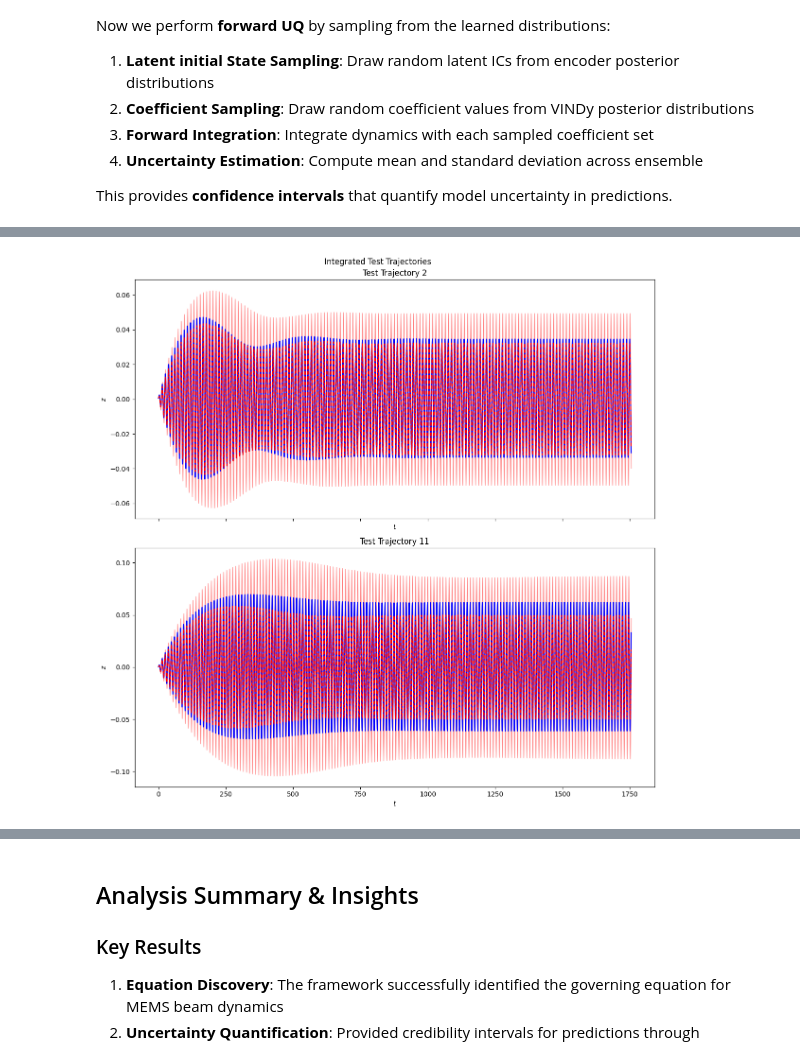
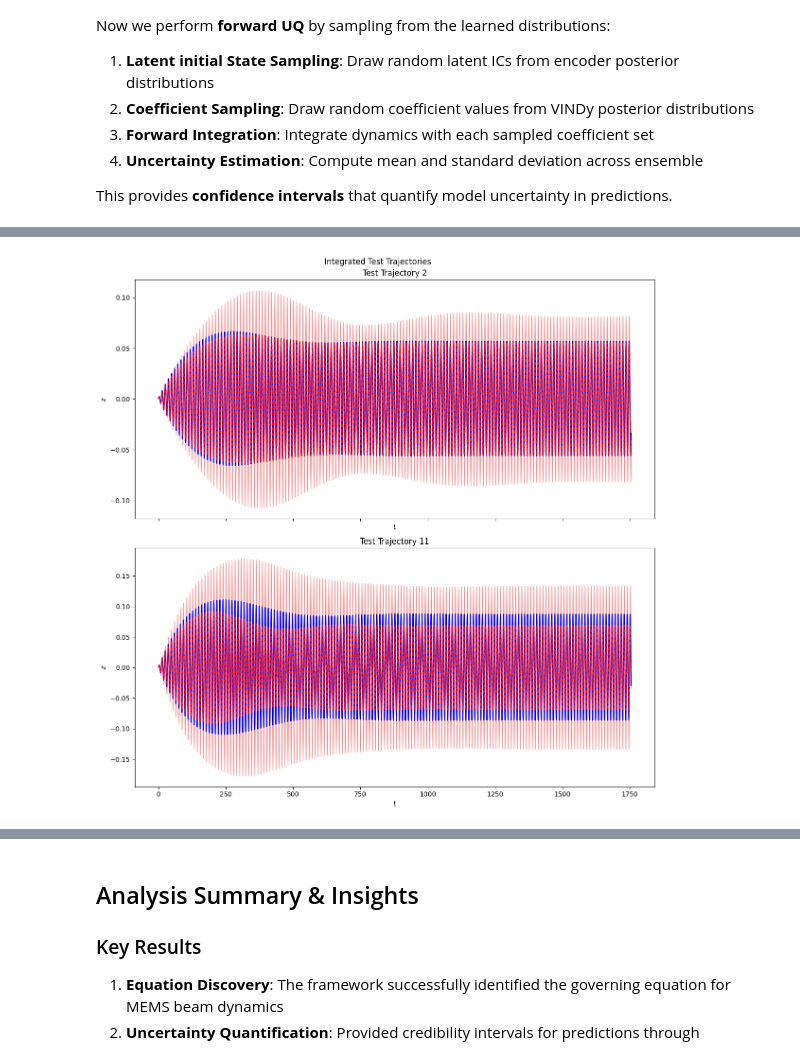
Before and after one commit to ContiPaolo/VENI-VINDy-VICI, a Jupyter notebook: examples/MEMS/MEMS.ipynb, the cells around one changed output, grey strips where cells are left out. Saved outputs shown, nothing was run; the diff lists cells and outputs as text; code cells hidden in the pictures.

```diff
--- a/examples/MEMS/MEMS.ipynb
+++ b/examples/MEMS/MEMS.ipynb
@@ -88,7 +87,7 @@ INFO:root:################################   1. Loading    #####################
 # =============================================================================
 
 # Model Architecture
-LOAD_MODEL = False              # Set to True to load existing weights
+LOAD_MODEL = True              # Set to True to load existing weights
 MODEL_NAME = "MEMS"
 IDENTIFICATION_LAYER = "vindy"  # Options: 'vindy' (probabilistic) or 'sindy' (deterministic)
 REDUCED_ORDER = 1               # Latent space dimension (1D for beam resonator)
@@ -167,7 +166,12 @@ try:
         V,                    # PCA transformation matrix
         n_sims,               # Number of training simulations
         n_timesteps,          # Timesteps per simulation
-    ) = load_data()
+    ) = load_mems_data(
+        config.beam,
+        end_time_step=END_TIME_STEP,
+        nth_time_step=NTH_TIME_STEP,
+        pca_order=PCA_ORDER
+    )
 
     load_time = time.time() - start_time
     print(f"✓ Data loaded successfully in {load_time:.2f}s")
@@ -569,58 +542,47 @@ print(f"   Uncertainty samples: {N_SAMPLES}")
 
 uq_start = time.time()
 
-try:
-    # Generate uncertainty estimates through sampling
-    uq_results = perform_forward_uq(
-        veni,
-        x_test_scaled,
-        dxdt_test_scaled,
-        dxddt_test_scaled,
-        params_test,
-        t_test,
-        test_ids,
-        N_SAMPLES,
-        n_sims,
-        n_timesteps_test,
-        REDUCED_ORDER,
-    )
+# Generate uncertainty estimates through sampling
+uq_results = perform_forward_uq(
+    veni,
+    test_ids,
+    n_traj,
+    n_sims,
+    n_timesteps_test,
+    t_test,
+    x_test_scaled,
+    dxdt_test_scaled,
+    dxddt_test_scaled,
+    params_test,
+)
 
-    uq_time = time.time() - uq_start
-    print(f"✓ Uncertainty quantification completed in {uq_time:.1f}s")
+uq_time = time.time() - uq_start
+print(f"✓ Uncertainty quantification completed in {uq_time:.1f}s")
 
-    # Analyze UQ results
-    print(f"\nUQ Results Summary:")
-    for i, test_id in enumerate(test_ids):
-        mean_vals = uq_results["uq_ys_mean"][i]
-        std_vals = uq_results["uq_ys_std"][i]
+# Analyze UQ results
+print(f"\nUQ Results Summary:")
+for i, test_id in enumerate(test_ids):
+    std_vals = uq_results["std_latent_samples"][i]
 
-        avg_uncertainty = np.mean(std_vals)
-        max_uncertainty = np.max(std_vals)
+    avg_uncertainty = np.mean(std_vals)
+    max_uncertainty = np.max(std_vals)
 
-        print(f"   Trajectory {test_id}:")
-        print(f"     Average uncertainty: {avg_uncertainty:.4f}")
-        print(f"     Maximum uncertainty: {max_uncertainty:.4f}")
-
-except Exception as e:
-    print(f"Uncertainty quantification failed: {e}")
-    raise
+    print(f"   Trajectory {test_id}:")
+    print(f"     Average uncertainty: {avg_uncertainty:.4f}")
+    print(f"     Maximum uncertainty: {max_uncertainty:.4f}")
 
 # Generate comprehensive visualization
 print("\nGenerating uncertainty quantification plots...")
-try:
-    uq_plots(
-        uq_results["uq_ts"],
-        uq_results["uq_ys_mean"],
-        uq_results["uq_ys_mean_sampled"],
-        uq_results["uq_ys_std"],
-        switch_data_format(t_test, n_sims, n_timesteps_test),
-        uq_results["z_test"],
-        test_ids,
-    )
-    print("✓ UQ visualization completed")
-
-except Exception as e:
-    print(f"Warning: Visualization failed: {e}")
+uq_plots(
+    uq_results["sampled_times"],
+    uq_results["mean_latent"],
+    uq_results["mean_latent_samples"],
+    uq_results["std_latent_samples"],
+    switch_data_format(t_test, n_sims, n_timesteps_test, target_format="3d"),
+    uq_results["z"],
+    test_ids,
+)
+print("✓ UQ visualization completed")
 
 print(f"\nVENI-VINDy-VICI Analysis Complete!")
 print(f"   Total computation time: {(time.time() - training_start)/60:.1f} minutes")
@@ -659,6 +621,6 @@ UQ Results Summary:
 
 Generating uncertainty quantification plots...
-[figure, old version]
+[figure, new version]
 ✓ UQ visualization completed
 
 VENI-VINDy-VICI Analysis Complete!
```
Also changed, not shown: parts of 7 cells of this notebook, 2 other files.
